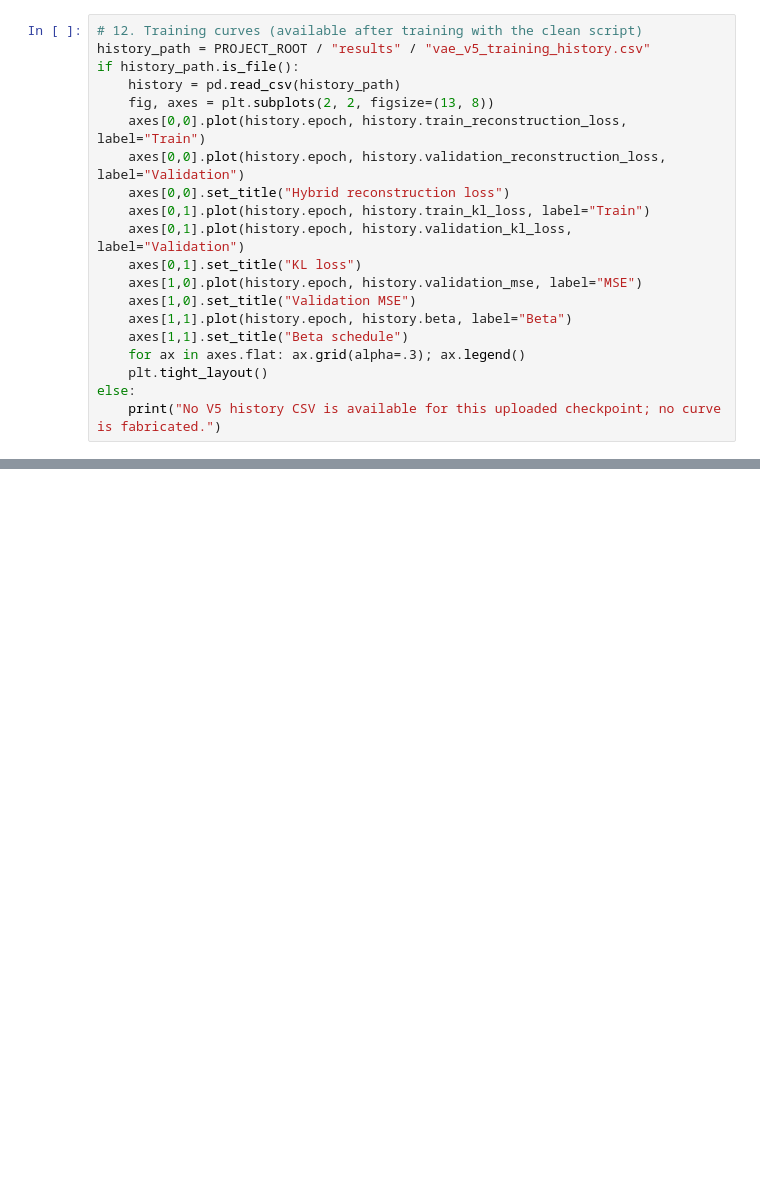
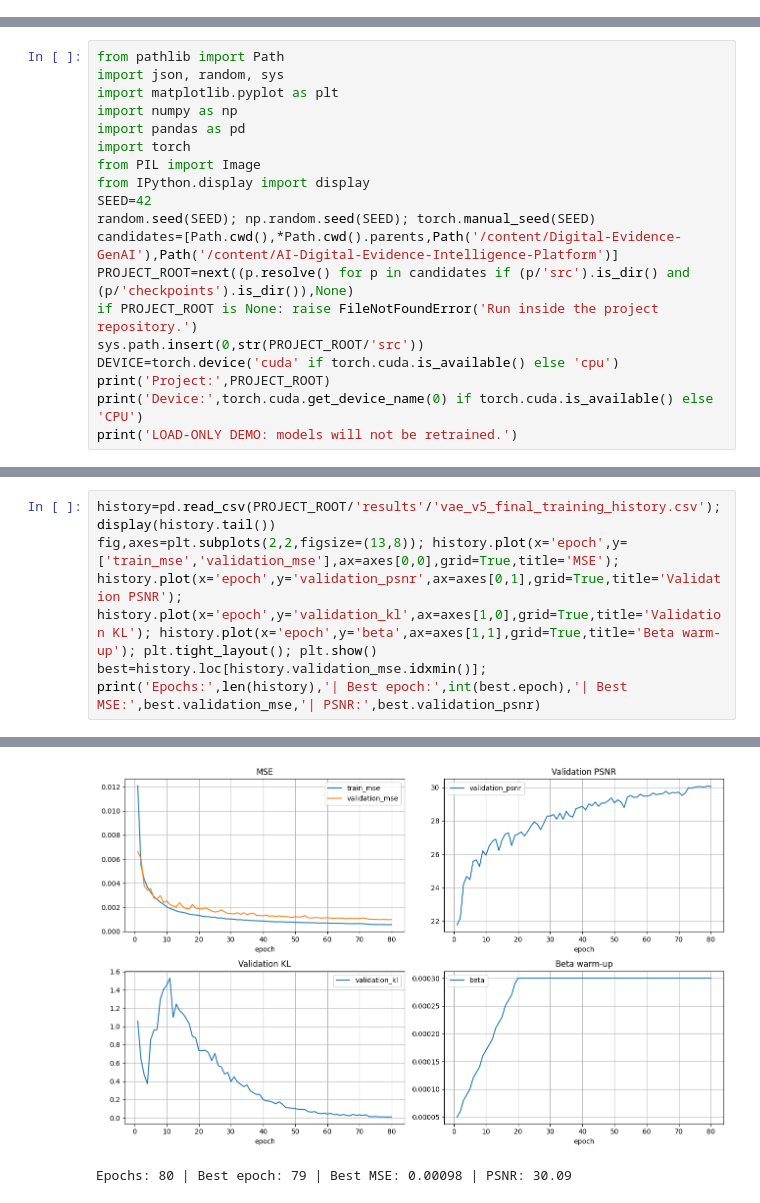
Before and after one commit to Unavailablecoconut76/Digital-Evidence-GenAI, a Jupyter notebook: notebooks/VAE/VAE_CASIA_Complete_Demo.ipynb, the cells around one changed output, grey strips where cells are left out. Cells and saved outputs as stored; diff of their text form; blank space fills up the shorter version.

```diff
--- a/notebooks/VAE/VAE_CASIA_Complete_Demo.ipynb
+++ b/notebooks/VAE/VAE_CASIA_Complete_Demo.ipynb
@@ -131,20 +0,0 @@ else:
-# %%
-# 12. Training curves (available after training with the clean script)
-history_path = PROJECT_ROOT / "results" / "vae_v5_training_history.csv"
-if history_path.is_file():
-    history = pd.read_csv(history_path)
-    fig, axes = plt.subplots(2, 2, figsize=(13, 8))
-    axes[0,0].plot(history.epoch, history.train_reconstruction_loss, label="Train")
-    axes[0,0].plot(history.epoch, history.validation_reconstruction_loss, label="Validation")
-    axes[0,0].set_title("Hybrid reconstruction loss")
-    axes[0,1].plot(history.epoch, history.train_kl_loss, label="Train")
-    axes[0,1].plot(history.epoch, history.validation_kl_loss, label="Validation")
-    axes[0,1].set_title("KL loss")
-    axes[1,0].plot(history.epoch, history.validation_mse, label="MSE")
-    axes[1,0].set_title("Validation MSE")
-    axes[1,1].plot(history.epoch, history.beta, label="Beta")
-    axes[1,1].set_title("Beta schedule")
-    for ax in axes.flat: ax.grid(alpha=.3); ax.legend()
-    plt.tight_layout()
-else:
-    print("No V5 history CSV is available for this uploaded checkpoint; no curve is fabricated.")
@@ -280,0 +5,19 @@ VAE V5 provides substantially improved image reconstruction while preserving a p
+# %%
+from pathlib import Path
+import json, random, sys
+import matplotlib.pyplot as plt
+import numpy as np
+import pandas as pd
+import torch
+from PIL import Image
+from IPython.display import display
+SEED=42
+random.seed(SEED); np.random.seed(SEED); torch.manual_seed(SEED)
+candidates=[Path.cwd(),*Path.cwd().parents,Path('/content/Digital-Evidence-GenAI'),Path('/content/AI-Digital-Evidence-Intelligence-Platform')]
+PROJECT_ROOT=next((p.resolve() for p in candidates if (p/'src').is_dir() and (p/'checkpoints').is_dir()),None)
+if PROJECT_ROOT is None: raise FileNotFoundError('Run inside the project repository.')
+sys.path.insert(0,str(PROJECT_ROOT/'src'))
+DEVICE=torch.device('cuda' if torch.cuda.is_available() else 'cpu')
+print('Project:',PROJECT_ROOT)
+print('Device:',torch.cuda.get_device_name(0) if torch.cuda.is_available() else 'CPU')
+print('LOAD-ONLY DEMO: models will not be retrained.')
@@ -280,0 +66,5 @@ VAE V5 provides substantially improved image reconstruction while preserving a p
+# %%
+history=pd.read_csv(PROJECT_ROOT/'results'/'vae_v5_final_training_history.csv'); display(history.tail())
+fig,axes=plt.subplots(2,2,figsize=(13,8)); history.plot(x='epoch',y=['train_mse','validation_mse'],ax=axes[0,0],grid=True,title='MSE'); history.plot(x='epoch',y='validation_psnr',ax=axes[0,1],grid=True,title='Validation PSNR'); history.plot(x='epoch',y='validation_kl',ax=axes[1,0],grid=True,title='Validation KL'); history.plot(x='epoch',y='beta',ax=axes[1,1],grid=True,title='Beta warm-up'); plt.tight_layout(); plt.show()
+best=history.loc[history.validation_mse.idxmin()]; print('Epochs:',len(history),'| Best epoch:',int(best.epoch),'| Best MSE:',best.validation_mse,'| PSNR:',best.validation_psnr)
+# %% [output]
@@ -280,0 +77,2 @@ VAE V5 provides substantially improved image reconstruction while preserving a p
+[figure, added]
+Epochs: 80 | Best epoch: 79 | Best MSE: 0.00098 | PSNR: 30.09
```
Also changed, not shown: parts of 44 cells of this notebook, 2 other files.
